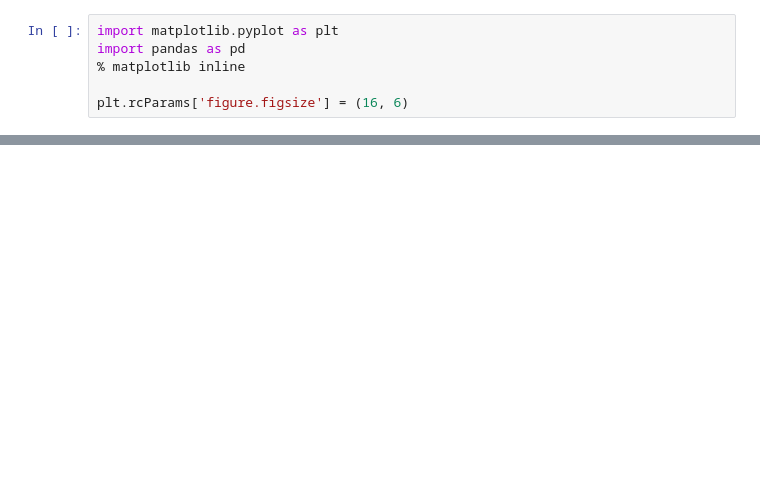
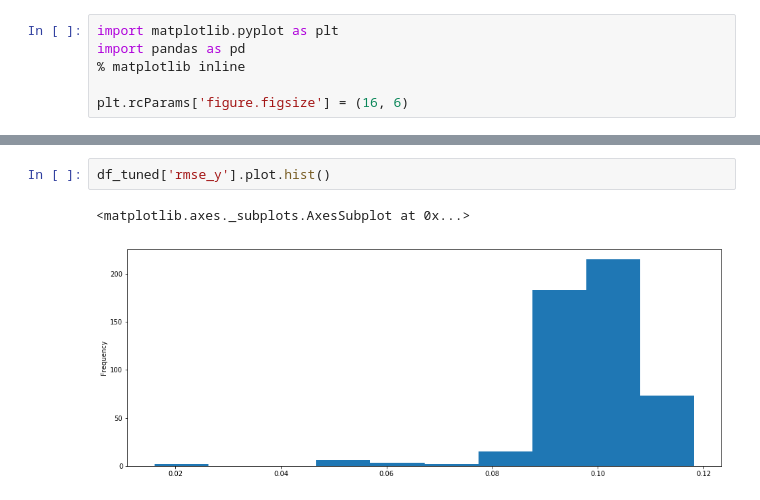
Before and after one commit to volkodava/CarND-Unscented-Kalman-Filter-Project, a Jupyter notebook: data_analysis.ipynb, the cells around one changed output, grey strips where cells are left out. Drawn from its saved outputs; the diff is of its cells as text; blank space fills up the shorter version.

```diff
--- a/data_analysis.ipynb
+++ b/data_analysis.ipynb
@@ -78,0 +97,5 @@ ax2.legend(loc='center right')
+# %%
+df_tuned['rmse_y'].plot.hist()
+# %% [output]
+<matplotlib.axes._subplots.AxesSubplot at 0x...>
+[figure, added]
```
Also changed, not shown: parts of 10 cells of this notebook, 4 other files.
